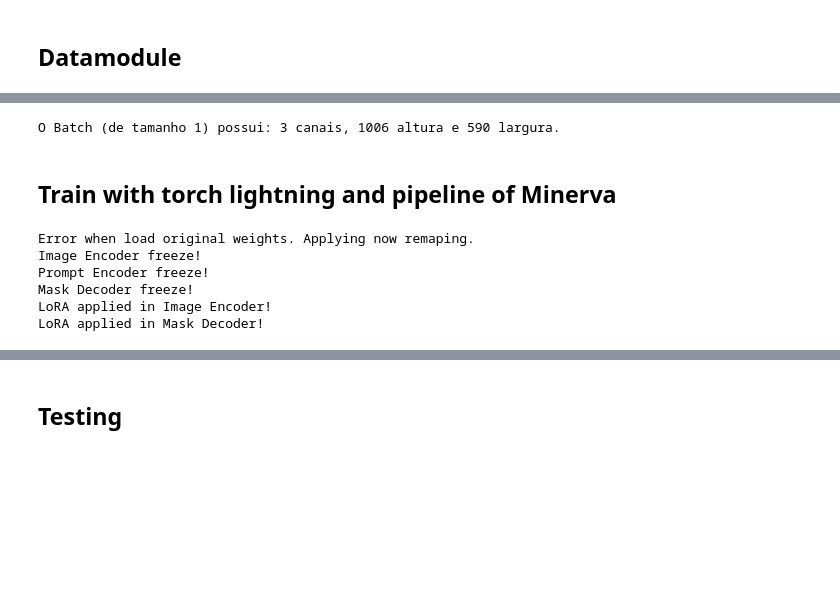
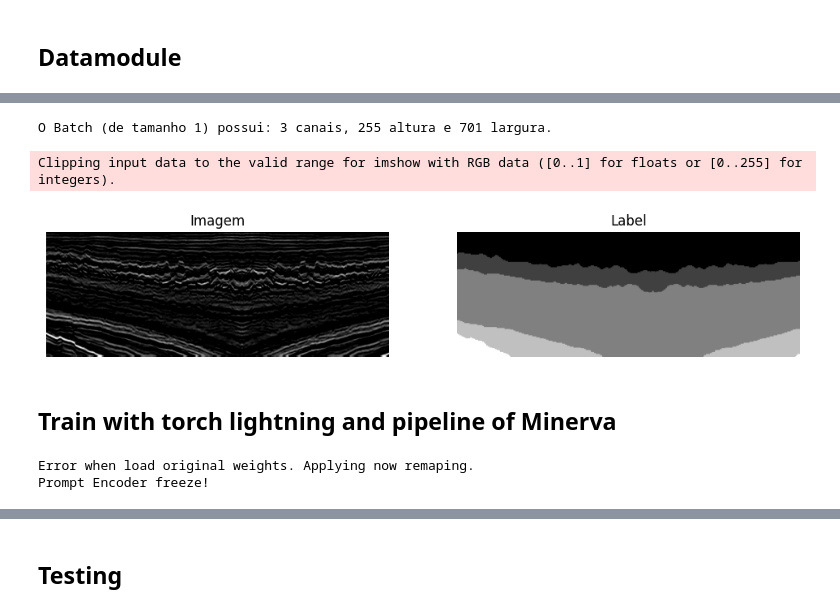
Before and after one commit to filipeas/Minerva-Discovery, a Jupyter notebook: my_experiments/sam_original/make_model.ipynb, the cells around one changed output, grey strips where cells are left out. Cells and saved outputs as stored; diff of their text form; code cells hidden in the pictures; blank space fills up the shorter version.

Commit message:
new experiments with original SAM

```diff
--- a/my_experiments/sam_original/make_model.ipynb
+++ b/my_experiments/sam_original/make_model.ipynb
@@ -331,25 +396,47 @@ multimask_output: tensor([True])
 # %%
-print(f"O Batch (de tamanho {train_batch['image'].shape[0]}) possui: {train_batch['image'].shape[1]} canais, {train_batch['image'].shape[2]} altura e {train_batch['image'].shape[3]} largura.")
+print(f"O Batch (de tamanho {len(train_batch)}) possui: {train_batch[0]['image'].shape[0]} canais, {train_batch[0]['image'].shape[1]} altura e {train_batch[0]['image'].shape[2]} largura.")
 # %% [output]
-O Batch (de tamanho 1) possui: 3 canais, 1006 altura e 590 largura.
+O Batch (de tamanho 1) possui: 3 canais, 255 altura e 701 largura.
+# %%
+# Obtendo a imagem e a label do batch
+image = train_batch[0]['image'].squeeze(0)  # Remover a dimensão do batch (1, 3, 1006, 590) -> (3, 1006, 590)
+label = train_batch[0]['label'].squeeze(0)  # Remover a dimensão do batch (1, 1, 1006, 590) -> (1, 1006, 590)
+
+# Transformando para formato adequado para matplotlib
+image = image.permute(1, 2, 0).cpu().numpy()  # (3, 1006, 590) -> (1006, 590, 3)
+label = label.squeeze(0).cpu().numpy()  # (1, 1006, 590) -> (1006, 590)
+
+# Plotando a imagem e a label
+fig, axes = plt.subplots(1, 2, figsize=(12, 6))
+
+# Imagem original
+axes[0].imshow(image)
+axes[0].set_title("Imagem")
+axes[0].axis('off')
+
+# Label (provavelmente uma máscara ou rótulo binário)
+axes[1].imshow(label, cmap='gray')
+axes[1].set_title("Label")
+axes[1].axis('off')
+
+plt.show()
+# %% [output]
+Clipping input data to the valid range for imshow with RGB data ([0..1] for floats or [0..255] for integers).
+[figure, added]
 # %% [markdown]
 ## Train with torch lightning and pipeline of Minerva
 # %%
 model = Sam(
-    vit_type='vit-h',
+    vit_type=vit_model,
     checkpoint=checkpoint_path,
-    num_multimask_outputs=6, # default: 3
-    iou_head_depth=6, # default: 3
-    apply_freeze={"prompt_encoder": True, "image_encoder": True, "mask_decoder": True},
-    apply_adapter={"image_encoder": LoRALinear, "mask_decoder": LoRALinear}
+    num_multimask_outputs=num_classes, # default: 3
+    iou_head_depth=num_classes, # default: 3
+    apply_freeze=apply_freeze,
+    apply_adapter=apply_adapter
 )
 # %% [output]
 Error when load original weights. Applying now remaping.
-Image Encoder freeze!
 Prompt Encoder freeze!
-Mask Decoder freeze!
-LoRA applied in Image Encoder!
-LoRA applied in Mask Decoder!
 # %%
 model
 # %% [output]
```
Also changed, not shown: parts of 12 cells of this notebook, 6 other files.
